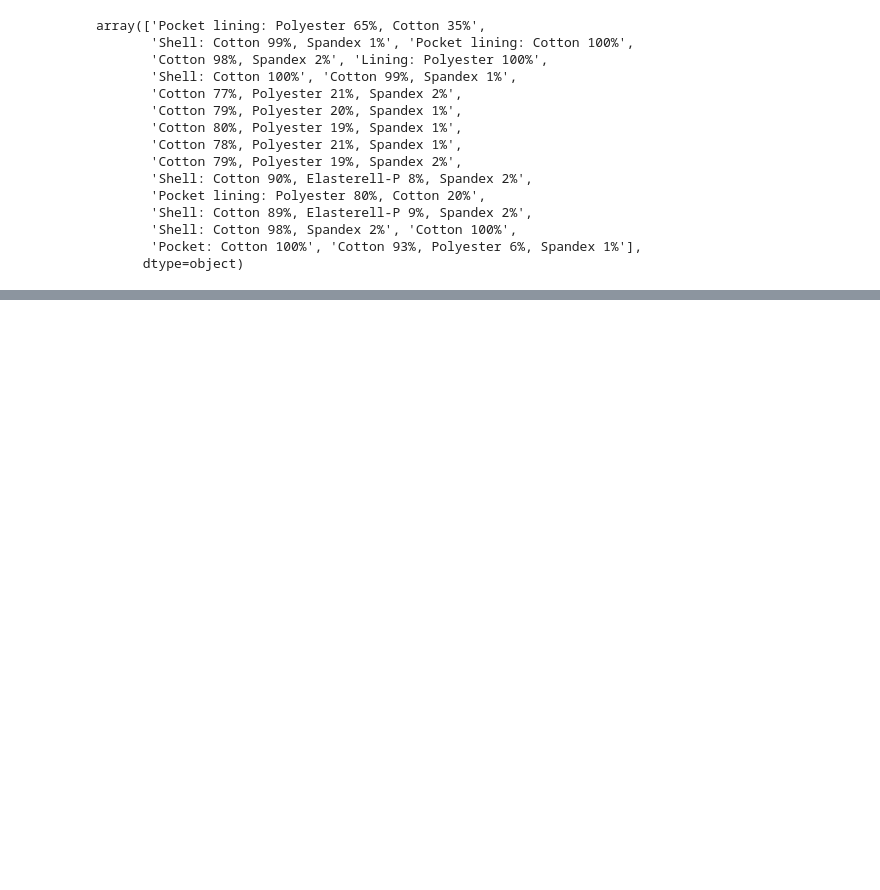
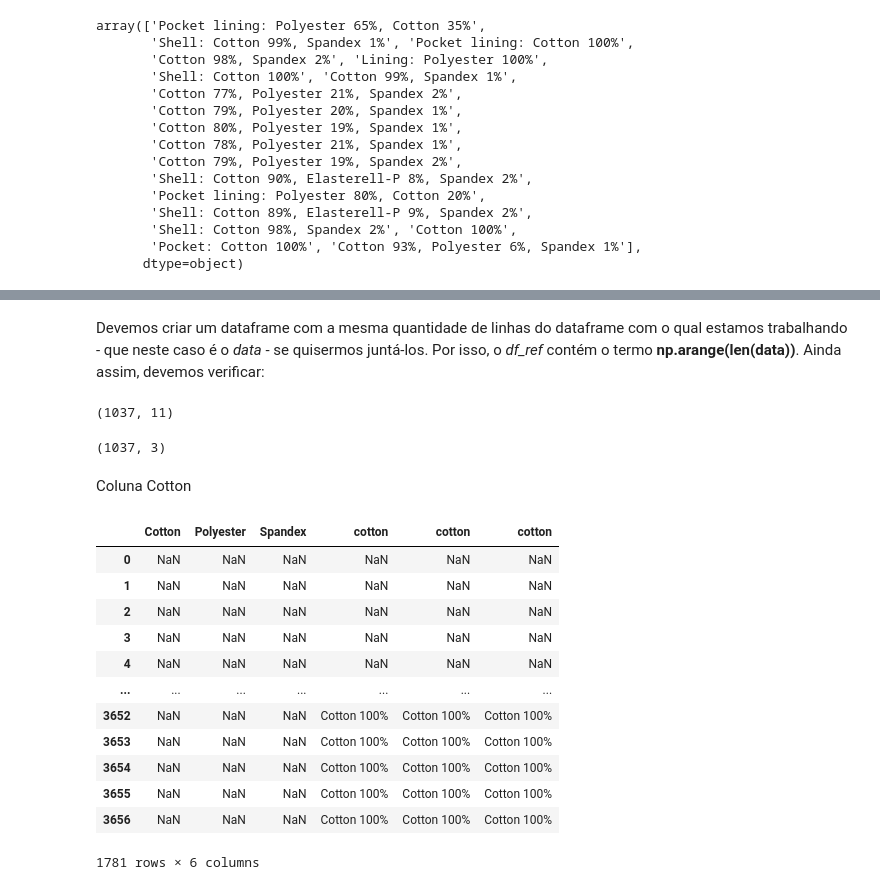
Before and after one commit to lucasquemelli/ds_ao_dev, a Jupyter notebook: H&M .ipynb, the cells around one changed output, grey strips where cells are left out. Drawn from its saved outputs; the diff is of its cells as text; code cells hidden in the pictures; blank space fills up the shorter version.

```diff
--- a/H&M .ipynb
+++ b/H&M .ipynb
@@ -756,0 +747,32 @@ df_ref.shape
+# %% [markdown]
+Devemos criar um dataframe com a mesma quantidade de linhas do dataframe com o qual estamos trabalhando - que neste caso é o *data* - se quisermos juntá-los. Por isso, o *df_ref* contém o termo **np.arange(len(data))**. Ainda assim, devemos verificar:
+# %%
+data.shape
+# %% [output]
+(1037, 11)
+# %%
+df_ref.shape
+# %% [output]
+(1037, 3)
+# %% [markdown]
+Coluna Cotton
+# %%
+df_cotton = df1[0]
+df_cotton.name = 'cotton'
+
+df_ref = pd.concat([df_ref, df_cotton], axis=1)
+df_ref
+# %% [output]
+|  | Cotton | Polyester | Spandex | cotton | cotton | cotton |
+| 0 | NaN | NaN | NaN | NaN | NaN | NaN |
+| 1 | NaN | NaN | NaN | NaN | NaN | NaN |
+| 2 | NaN | NaN | NaN | NaN | NaN | NaN |
+| 3 | NaN | NaN | NaN | NaN | NaN | NaN |
+| 4 | NaN | NaN | NaN | NaN | NaN | NaN |
+| ... | ... | ... | ... | ... | ... | ... |
+| 3652 | NaN | NaN | NaN | Cotton 100% | Cotton 100% | Cotton 100% |
+| 3653 | NaN | NaN | NaN | Cotton 100% | Cotton 100% | Cotton 100% |
+| 3654 | NaN | NaN | NaN | Cotton 100% | Cotton 100% | Cotton 100% |
+| 3655 | NaN | NaN | NaN | Cotton 100% | Cotton 100% | Cotton 100% |
+| 3656 | NaN | NaN | NaN | Cotton 100% | Cotton 100% | Cotton 100% |
+1781 rows × 6 columns
```
Also changed, not shown: parts of 31 cells of this notebook.
